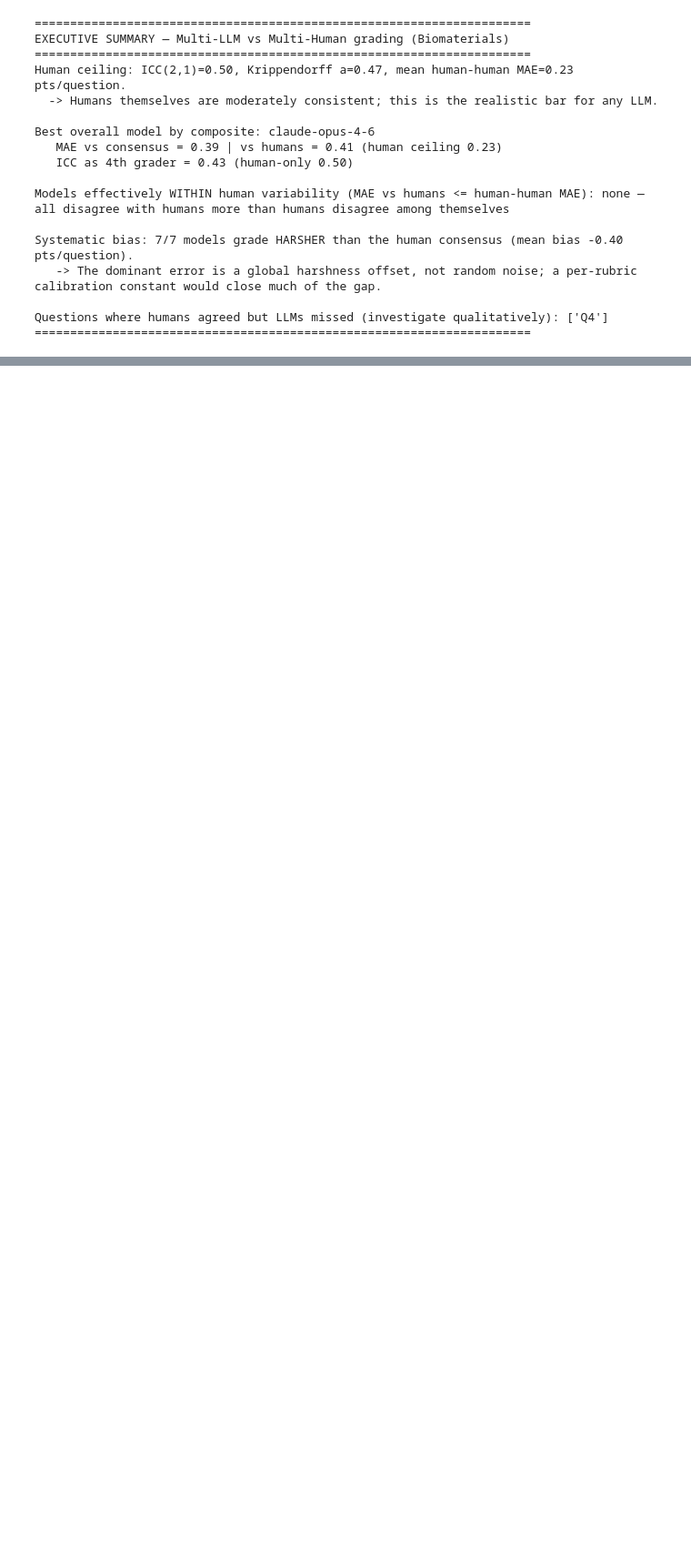
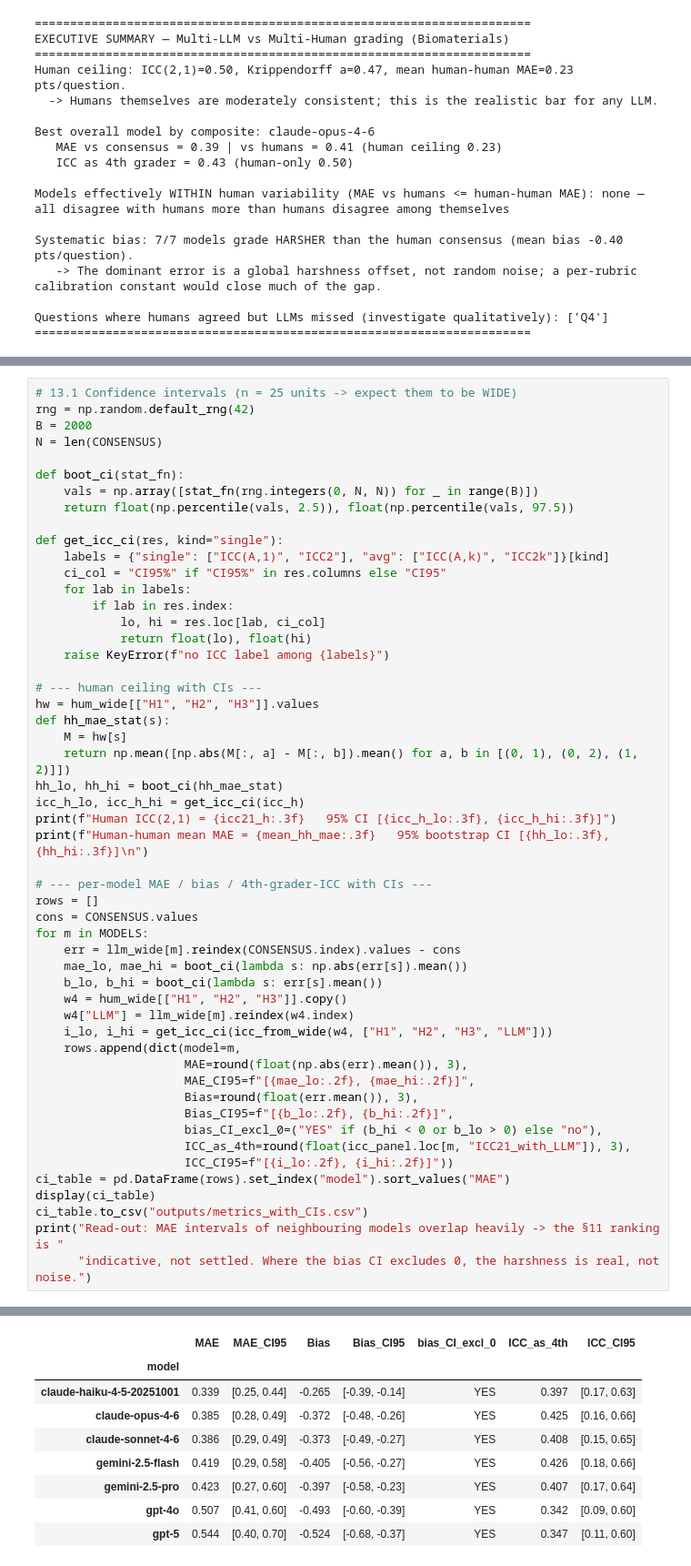
Before and after one commit to Dhritiman-Talukdar/multiLLMGrader, a Jupyter notebook: Biomaterials/multiLLM_multiHuman_analysis.ipynb, the cells around one changed output, grey strips where cells are left out. Shown at 91% size. Drawn from its saved outputs; the diff is of its cells as text; blank space fills up the shorter version.

```diff
--- a/Biomaterials/multiLLM_multiHuman_analysis.ipynb
+++ b/Biomaterials/multiLLM_multiHuman_analysis.ipynb
@@ -758,0 +791,53 @@ Questions where humans agreed but LLMs missed (investigate qualitatively): ['Q4'
+# %%
+# 13.1 Confidence intervals (n = 25 units -> expect them to be WIDE)
+rng = np.random.default_rng(42)
+B = 2000
+N = len(CONSENSUS)
+
+def boot_ci(stat_fn):
+    vals = np.array([stat_fn(rng.integers(0, N, N)) for _ in range(B)])
+    return float(np.percentile(vals, 2.5)), float(np.percentile(vals, 97.5))
+
+def get_icc_ci(res, kind="single"):
+    labels = {"single": ["ICC(A,1)", "ICC2"], "avg": ["ICC(A,k)", "ICC2k"]}[kind]
+    ci_col = "CI95%" if "CI95%" in res.columns else "CI95"
+    for lab in labels:
+        if lab in res.index:
+            lo, hi = res.loc[lab, ci_col]
+            return float(lo), float(hi)
+    raise KeyError(f"no ICC label among {labels}")
+
+# --- human ceiling with CIs ---
+hw = hum_wide[["H1", "H2", "H3"]].values
+def hh_mae_stat(s):
+    M = hw[s]
+    return np.mean([np.abs(M[:, a] - M[:, b]).mean() for a, b in [(0, 1), (0, 2), (1, 2)]])
+hh_lo, hh_hi = boot_ci(hh_mae_stat)
+icc_h_lo, icc_h_hi = get_icc_ci(icc_h)
+print(f"Human ICC(2,1) = {icc21_h:.3f}   95% CI [{icc_h_lo:.3f}, {icc_h_hi:.3f}]")
+print(f"Human-human mean MAE = {mean_hh_mae:.3f}   95% bootstrap CI [{hh_lo:.3f}, {hh_hi:.3f}]\n")
+
+# --- per-model MAE / bias / 4th-grader-ICC with CIs ---
+rows = []
+cons = CONSENSUS.values
+for m in MODELS:
+    err = llm_wide[m].reindex(CONSENSUS.index).values - cons
+    mae_lo, mae_hi = boot_ci(lambda s: np.abs(err[s]).mean())
+    b_lo, b_hi = boot_ci(lambda s: err[s].mean())
+    w4 = hum_wide[["H1", "H2", "H3"]].copy()
+    w4["LLM"] = llm_wide[m].reindex(w4.index)
+    i_lo, i_hi = get_icc_ci(icc_from_wide(w4, ["H1", "H2", "H3", "LLM"]))
+    rows.append(dict(model=m,
+                     MAE=round(float(np.abs(err).mean()), 3),
+                     MAE_CI95=f"[{mae_lo:.2f}, {mae_hi:.2f}]",
+                     Bias=round(float(err.mean()), 3),
+                     Bias_CI95=f"[{b_lo:.2f}, {b_hi:.2f}]",
+                     bias_CI_excl_0=("YES" if (b_hi < 0 or b_lo > 0) else "no"),
+                     ICC_as_4th=round(float(icc_panel.loc[m, "ICC21_with_LLM"]), 3),
+                     ICC_CI95=f"[{i_lo:.2f}, {i_hi:.2f}]"))
+ci_table = pd.DataFrame(rows).set_index("model").sort_values("MAE")
+display(ci_table)
+ci_table.to_csv("outputs/metrics_with_CIs.csv")
+print("Read-out: MAE intervals of neighbouring models overlap heavily -> the §11 ranking is "
+      "indicative, not settled. Where the bias CI excludes 0, the harshness is real, not noise.")
+# %% [output]
@@ -758,0 +846,9 @@ Questions where humans agreed but LLMs missed (investigate qualitatively): ['Q4'
+|  | MAE | MAE_CI95 | Bias | Bias_CI95 | bias_CI_excl_0 | ICC_as_4th | ICC_CI95 |
+| model |  |  |  |  |  |  |  |
+| claude-haiku-4-5-20251001 | 0.339 | [0.25, 0.44] | -0.265 | [-0.39, -0.14] | YES | 0.397 | [0.17, 0.63] |
+| claude-opus-4-6 | 0.385 | [0.28, 0.49] | -0.372 | [-0.48, -0.26] | YES | 0.425 | [0.16, 0.66] |
+| claude-sonnet-4-6 | 0.386 | [0.29, 0.49] | -0.373 | [-0.49, -0.27] | YES | 0.408 | [0.15, 0.65] |
+| gemini-2.5-flash | 0.419 | [0.29, 0.58] | -0.405 | [-0.56, -0.27] | YES | 0.426 | [0.18, 0.66] |
+| gemini-2.5-pro | 0.423 | [0.27, 0.60] | -0.397 | [-0.58, -0.23] | YES | 0.407 | [0.17, 0.64] |
+| gpt-4o | 0.507 | [0.41, 0.60] | -0.493 | [-0.60, -0.39] | YES | 0.342 | [0.09, 0.60] |
+| gpt-5 | 0.544 | [0.40, 0.70] | -0.524 | [-0.68, -0.37] | YES | 0.347 | [0.11, 0.60] |
```
Also changed, not shown: parts of 22 cells of this notebook, 42 other files.
